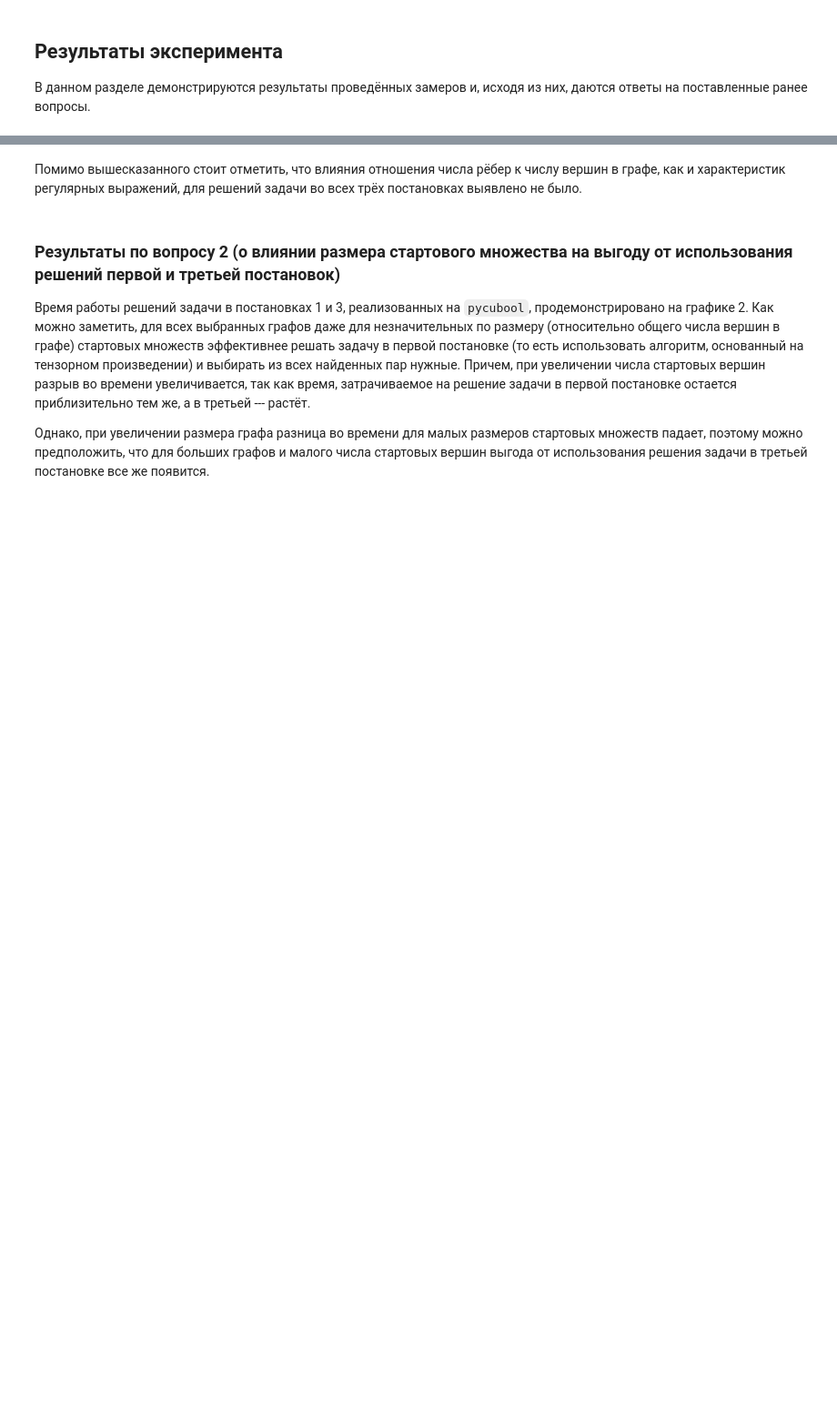
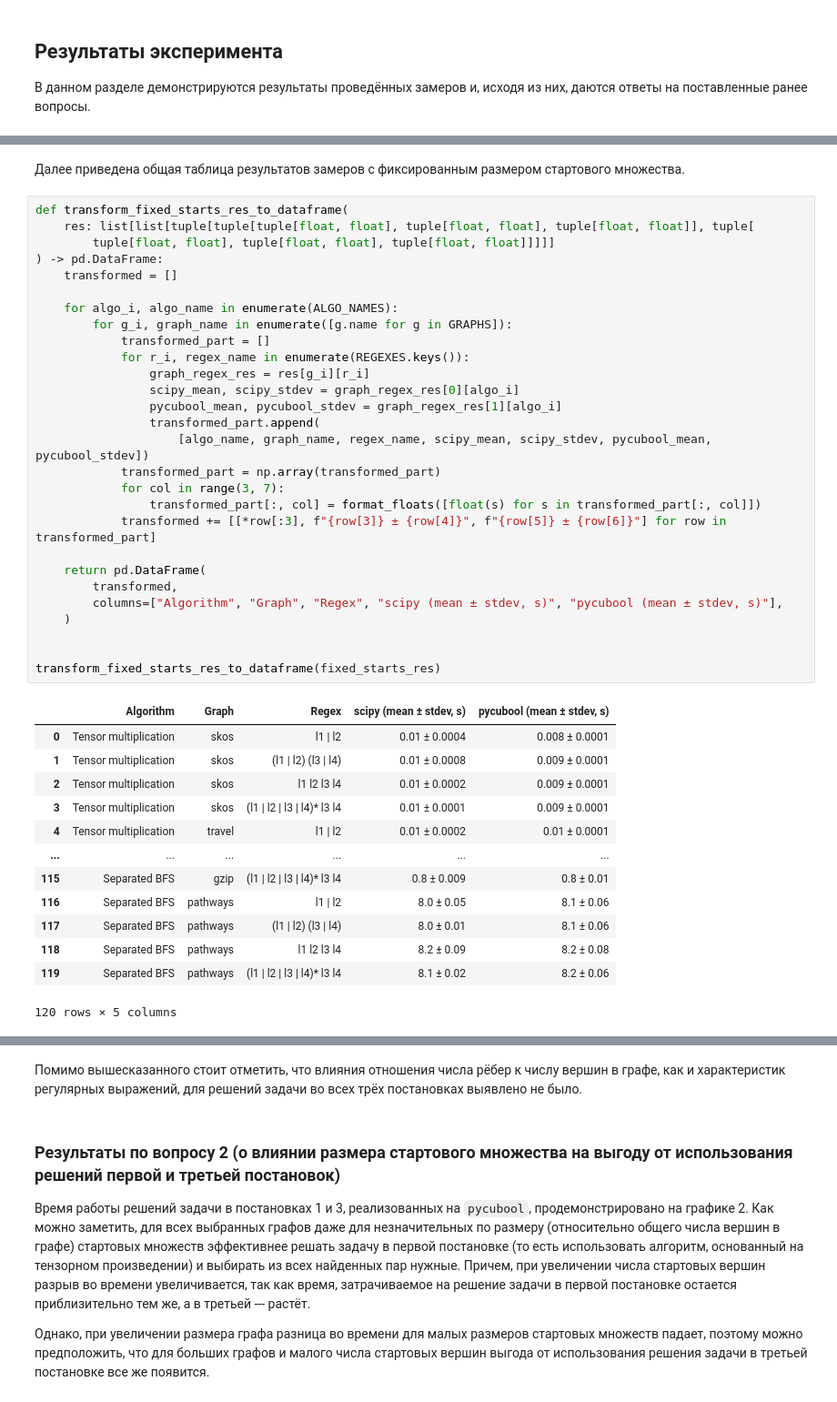
Before and after one commit to shlegelal/formal-lang-course, a Jupyter notebook: experiments/rpq_comparison.ipynb, the cells around one changed output, grey strips where cells are left out. Shown at 91% size. Cells and saved outputs as stored; diff of their text form; blank space fills up the shorter version.

```diff
--- a/experiments/rpq_comparison.ipynb
+++ b/experiments/rpq_comparison.ipynb
@@ -810,0 +810,44 @@ ALGO_NAMES = ["Tensor multiplication", "United BFS", "Separated BFS"]
+# %% [markdown]
+Далее приведена общая таблица результатов замеров с фиксированным размером стартового множества.
+# %%
+def transform_fixed_starts_res_to_dataframe(
+    res: list[list[tuple[tuple[tuple[float, float], tuple[float, float], tuple[float, float]], tuple[
+        tuple[float, float], tuple[float, float], tuple[float, float]]]]]
+) -> pd.DataFrame:
+    transformed = []
+
+    for algo_i, algo_name in enumerate(ALGO_NAMES):
+        for g_i, graph_name in enumerate([g.name for g in GRAPHS]):
+            transformed_part = []
+            for r_i, regex_name in enumerate(REGEXES.keys()):
+                graph_regex_res = res[g_i][r_i]
+                scipy_mean, scipy_stdev = graph_regex_res[0][algo_i]
+                pycubool_mean, pycubool_stdev = graph_regex_res[1][algo_i]
+                transformed_part.append(
+                    [algo_name, graph_name, regex_name, scipy_mean, scipy_stdev, pycubool_mean, pycubool_stdev])
+            transformed_part = np.array(transformed_part)
+            for col in range(3, 7):
+                transformed_part[:, col] = format_floats([float(s) for s in transformed_part[:, col]])
+            transformed += [[*row[:3], f"{row[3]} ± {row[4]}", f"{row[5]} ± {row[6]}"] for row in transformed_part]
+
+    return pd.DataFrame(
+        transformed,
+        columns=["Algorithm", "Graph", "Regex", "scipy (mean ± stdev, s)", "pycubool (mean ± stdev, s)"],
+    )
+
+
+transform_fixed_starts_res_to_dataframe(fixed_starts_res)
+# %% [output]
+|  | Algorithm | Graph | Regex | scipy (mean ± stdev, s) | pycubool (mean ± stdev, s) |
+| 0 | Tensor multiplication | skos | l1 | l2 | 0.01 ± 0.0004 | 0.008 ± 0.0001 |
+| 1 | Tensor multiplication | skos | (l1 | l2) (l3 | l4) | 0.01 ± 0.0008 | 0.009 ± 0.0001 |
+| 2 | Tensor multiplication | skos | l1 l2 l3 l4 | 0.01 ± 0.0002 | 0.009 ± 0.0001 |
+| 3 | Tensor multiplication | skos | (l1 | l2 | l3 | l4)* l3 l4 | 0.01 ± 0.0001 | 0.009 ± 0.0001 |
+| 4 | Tensor multiplication | travel | l1 | l2 | 0.01 ± 0.0002 | 0.01 ± 0.0001 |
+| ... | ... | ... | ... | ... | ... |
+| 115 | Separated BFS | gzip | (l1 | l2 | l3 | l4)* l3 l4 | 0.8 ± 0.009 | 0.8 ± 0.01 |
+| 116 | Separated BFS | pathways | l1 | l2 | 8.0 ± 0.05 | 8.1 ± 0.06 |
+| 117 | Separated BFS | pathways | (l1 | l2) (l3 | l4) | 8.0 ± 0.01 | 8.1 ± 0.06 |
+| 118 | Separated BFS | pathways | l1 l2 l3 l4 | 8.2 ± 0.09 | 8.2 ± 0.08 |
+| 119 | Separated BFS | pathways | (l1 | l2 | l3 | l4)* l3 l4 | 8.1 ± 0.02 | 8.2 ± 0.06 |
+120 rows × 5 columns
```
Also changed, not shown: parts of 15 cells of this notebook.
